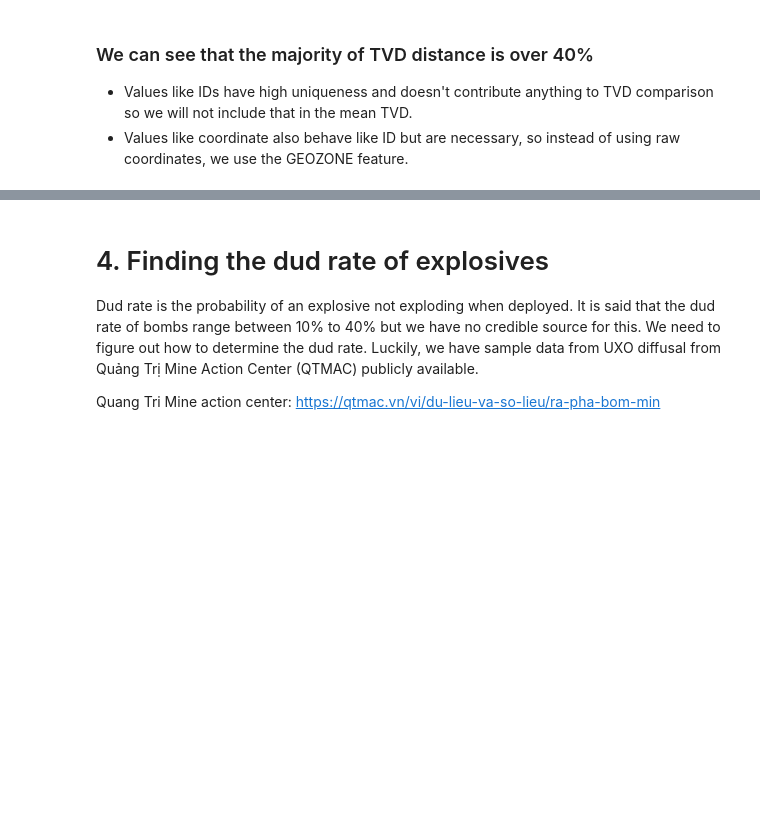
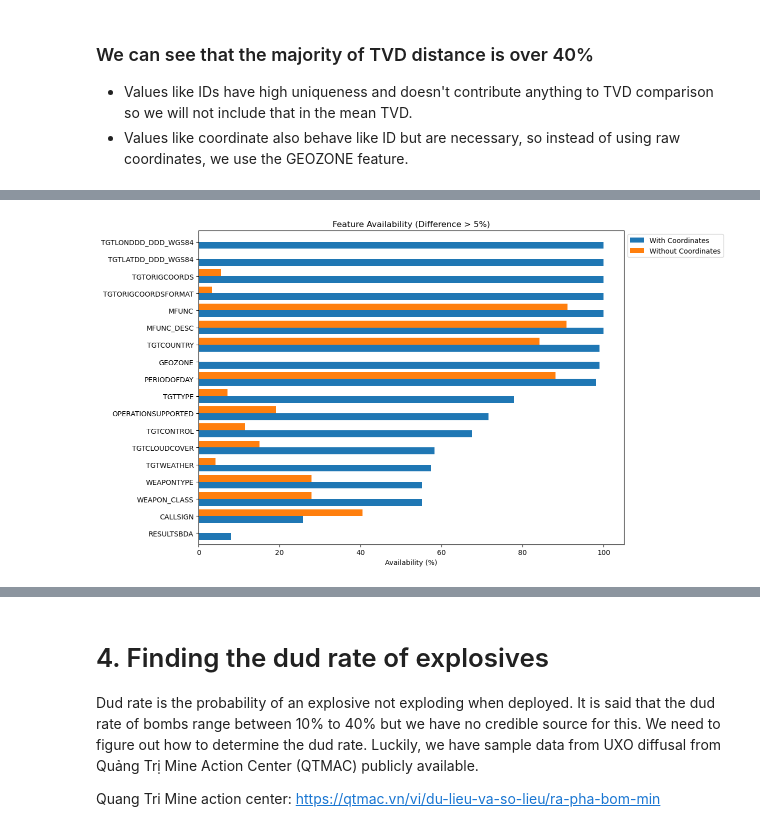
Before and after one commit to TranDuong874/uxo-risk-analysis, a Jupyter notebook: draft.ipynb, the cells around one changed output, grey strips where cells are left out. Drawn from its saved outputs; the diff is of its cells as text; code cells hidden in the pictures; blank space fills up the shorter version.

```diff
--- a/draft.ipynb
+++ b/draft.ipynb
@@ -189,0 +217,18 @@ The mean TVD score is: 0.5296433245067483
+# %%
+threshold = 5  # in percent
+
+availability_df['Difference'] = (availability_df['With Coordinates'] - availability_df['Without Coordinates']).abs()
+
+# Filter based on threshold
+filtered_df = availability_df[availability_df['Difference'] > threshold].drop(columns='Difference')
+filtered_df = filtered_df.sort_values(by='With Coordinates')
+
+fig, ax = plt.subplots(figsize=(15, len(filtered_df) * 0.4))
+filtered_df.plot.barh(ax=ax, width=0.8)
+ax.set_xlabel('Availability (%)')
+ax.set_title(f'Feature Availability (Difference > {threshold}%)')
+ax.legend(loc='upper left', bbox_to_anchor=(1.0, 1.0))
+plt.tight_layout(rect=[0, 0, 0.85, 1])
+plt.show()
+# %% [output]
+[figure, added]
```
Also changed, not shown: parts of 44 cells of this notebook, 4 other files.
